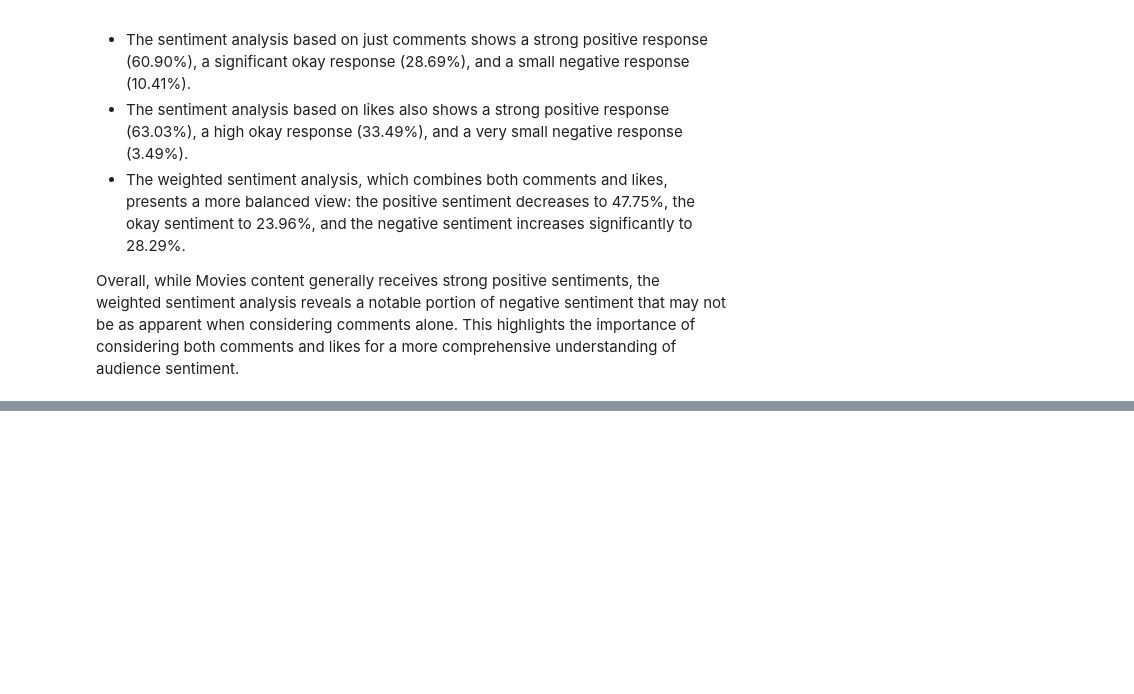
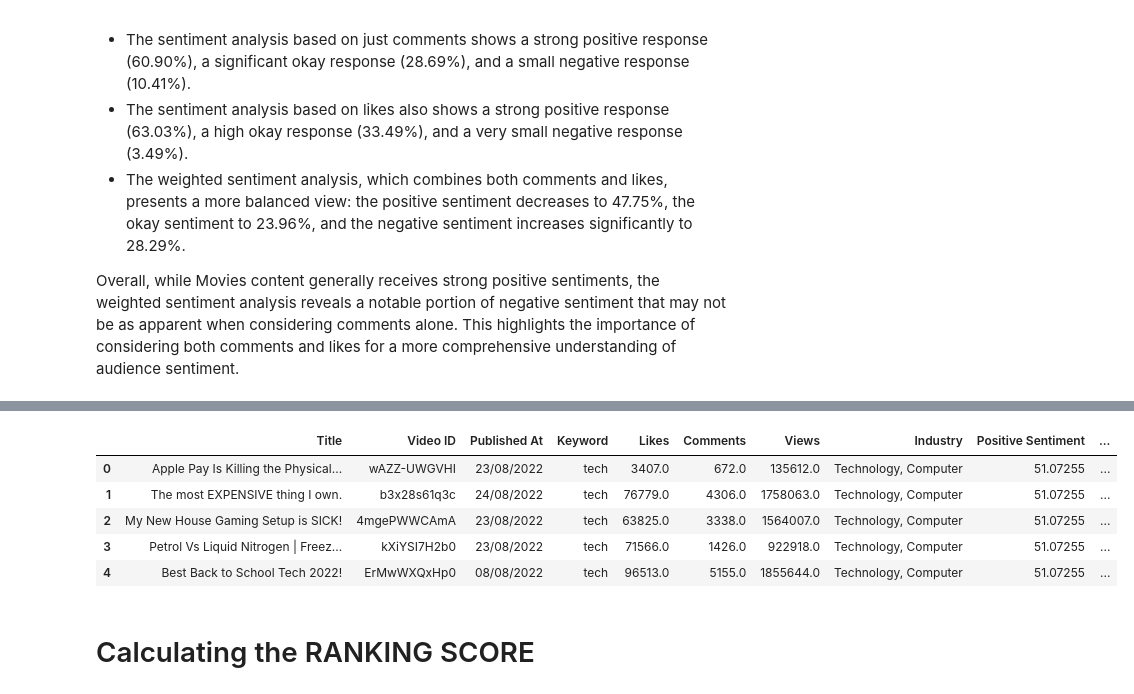
Before and after one commit to bilaalmunir/Data-Science-Youtube-Video-analysis, a Jupyter notebook: main.ipynb, the cells around one changed output, grey strips where cells are left out. Cells and saved outputs as stored; diff of their text form; code cells hidden in the pictures; blank space fills up the shorter version.

```diff
--- a/main.ipynb
+++ b/main.ipynb
@@ -1191,0 +1217,28 @@ Overall, while Movies content generally receives strong positive sentiments, the
+# %%
+
+sentiment_scores = []
+
+for industry in industries.keys():
+    for keyword, pos, okay, neg in zip(keywords_dict[industry], positive_percentages[industry], okay_percentages[industry], negative_percentages[industry]):
+        sentiment_scores.append({
+            'Keyword': keyword,
+            'Positive Sentiment': pos,
+            'Okay Sentiment': okay,
+            'Negative Sentiment': neg
+        })
+
+sentiment_df = pd.DataFrame(sentiment_scores)
+
+
+videos_stats = videos_stats.merge(sentiment_df, on='Keyword', how='left')
+# %%
+videos_stats.head()
+# %% [output]
+|  | Title | Video ID | Published At | Keyword | Likes | Comments | Views | Industry | Positive Sentiment | ... |
+| 0 | Apple Pay Is Killing the Physical... | wAZZ-UWGVHI | 23/08/2022 | tech | 3407.0 | 672.0 | 135612.0 | Technology, Computer | 51.07255 | ... |
+| 1 | The most EXPENSIVE thing I own. | b3x28s61q3c | 24/08/2022 | tech | 76779.0 | 4306.0 | 1758063.0 | Technology, Computer | 51.07255 | ... |
+| 2 | My New House Gaming Setup is SICK! | 4mgePWWCAmA | 23/08/2022 | tech | 63825.0 | 3338.0 | 1564007.0 | Technology, Computer | 51.07255 | ... |
+| 3 | Petrol Vs Liquid Nitrogen | Freez... | kXiYSI7H2b0 | 23/08/2022 | tech | 71566.0 | 1426.0 | 922918.0 | Technology, Computer | 51.07255 | ... |
+| 4 | Best Back to School Tech 2022! | ErMwWXQxHp0 | 08/08/2022 | tech | 96513.0 | 5155.0 | 1855644.0 | Technology, Computer | 51.07255 | ... |
+# %% [markdown]
+# Calculating the RANKING SCORE
```
Also changed, not shown: parts of 28 cells of this notebook.
